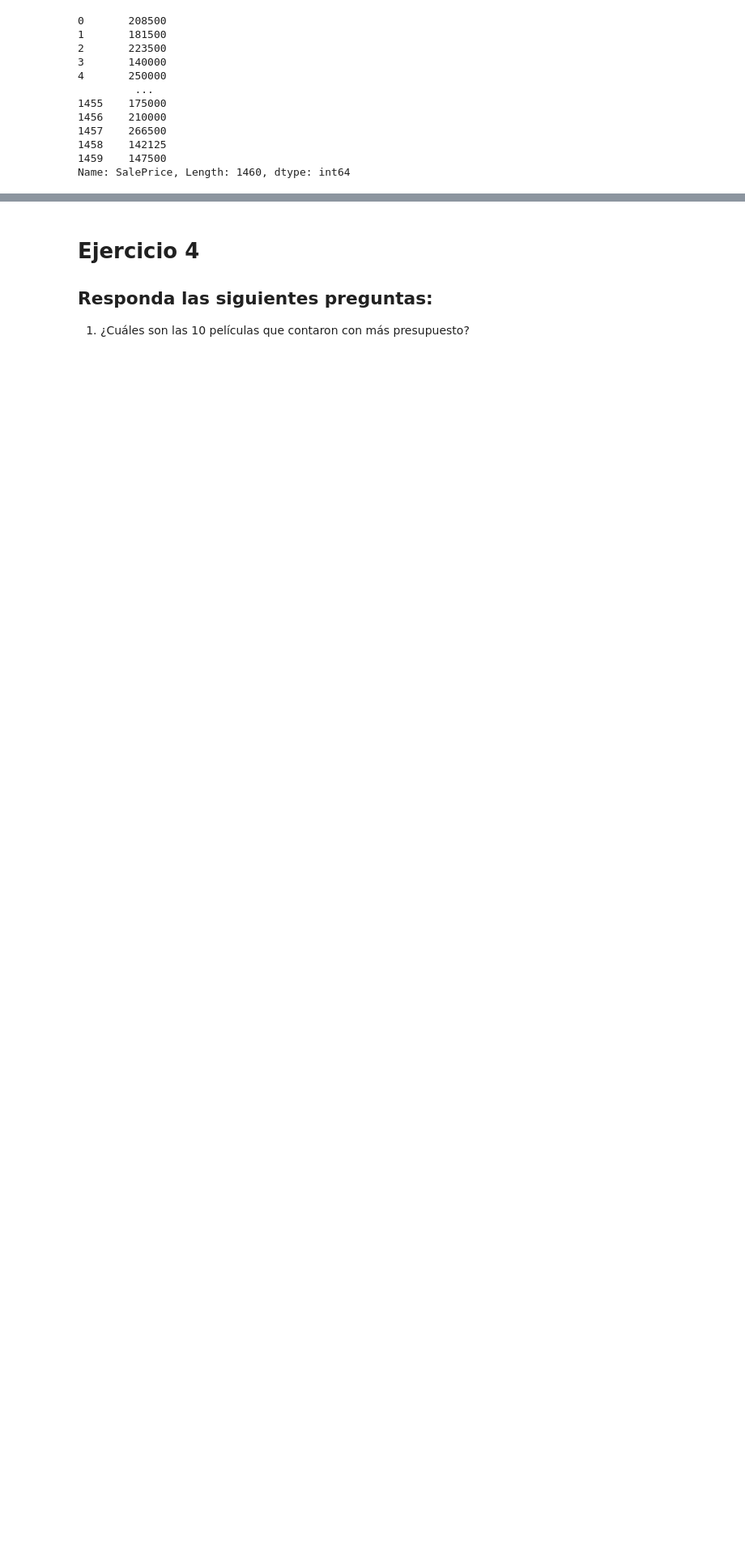
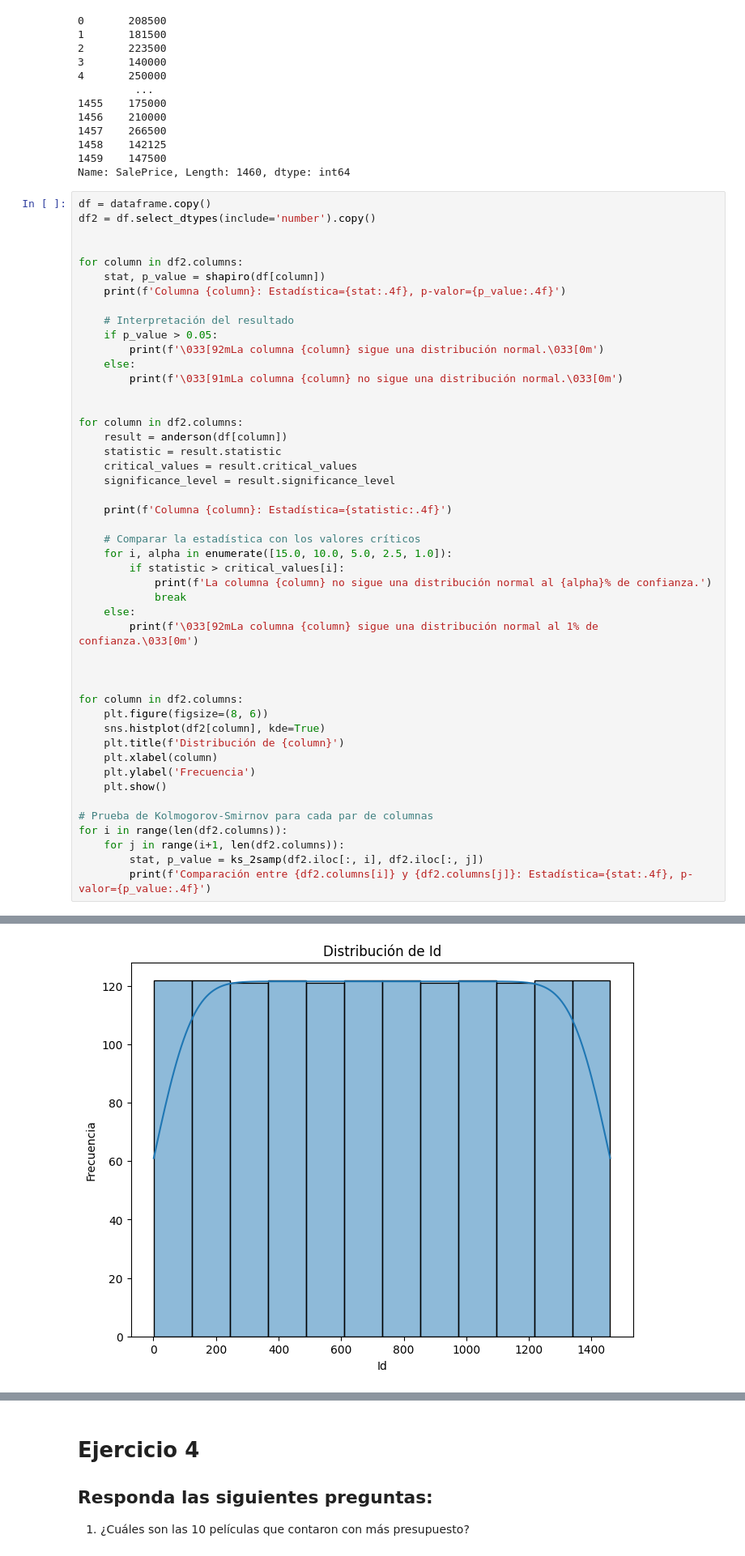
Before and after one commit to Dahernandezsilve/HT3MD, a Jupyter notebook: HT3HousePrices.ipynb, the cells around one changed output, grey strips where cells are left out. Shown at 81% size. Cells and saved outputs as stored; diff of their text form; blank space fills up the shorter version.

```diff
--- a/HT3HousePrices.ipynb
+++ b/HT3HousePrices.ipynb
@@ -95,3 +99,51 @@ dataframe['SalePrice']
 1458    142125
 1459    147500
 Name: SalePrice, Length: 1460, dtype: int64
+# %%
+df = dataframe.copy()
+df2 = df.select_dtypes(include='number').copy()
+
+
+for column in df2.columns:
+    stat, p_value = shapiro(df[column])
+    print(f'Columna {column}: Estadística={stat:.4f}, p-valor={p_value:.4f}')
+
+    # Interpretación del resultado
+    if p_value > 0.05:
+        print(f'\033[92mLa columna {column} sigue una distribución normal.\033[0m')
+    else:
+        print(f'\033[91mLa columna {column} no sigue una distribución normal.\033[0m')
+
+
+for column in df2.columns:
+    result = anderson(df[column])
+    statistic = result.statistic
+    critical_values = result.critical_values
+    significance_level = result.significance_level
+
+    print(f'Columna {column}: Estadística={statistic:.4f}')
+
+    # Comparar la estadística con los valores críticos
+    for i, alpha in enumerate([15.0, 10.0, 5.0, 2.5, 1.0]):
+        if statistic > critical_values[i]:
+            print(f'La columna {column} no sigue una distribución normal al {alpha}% de confianza.')
+            break
+    else:
+        print(f'\033[92mLa columna {column} sigue una distribución normal al 1% de confianza.\033[0m')
+
+
+
+for column in df2.columns:
+    plt.figure(figsize=(8, 6))
+    sns.histplot(df2[column], kde=True)
+    plt.title(f'Distribución de {column}')
+    plt.xlabel(column)
+    plt.ylabel('Frecuencia')
+    plt.show()
+
+# Prueba de Kolmogorov-Smirnov para cada par de columnas
+for i in range(len(df2.columns)):
+    for j in range(i+1, len(df2.columns)):
+        stat, p_value = ks_2samp(df2.iloc[:, i], df2.iloc[:, j])
+        print(f'Comparación entre {df2.columns[i]} y {df2.columns[j]}: Estadística={stat:.4f}, p-valor={p_value:.4f}')
+# %% [output]
@@ -97,0 +167 @@ Name: SalePrice, Length: 1460, dtype: int64
+[figure, added]
```
Also changed, not shown: parts of 4 cells of this notebook.
